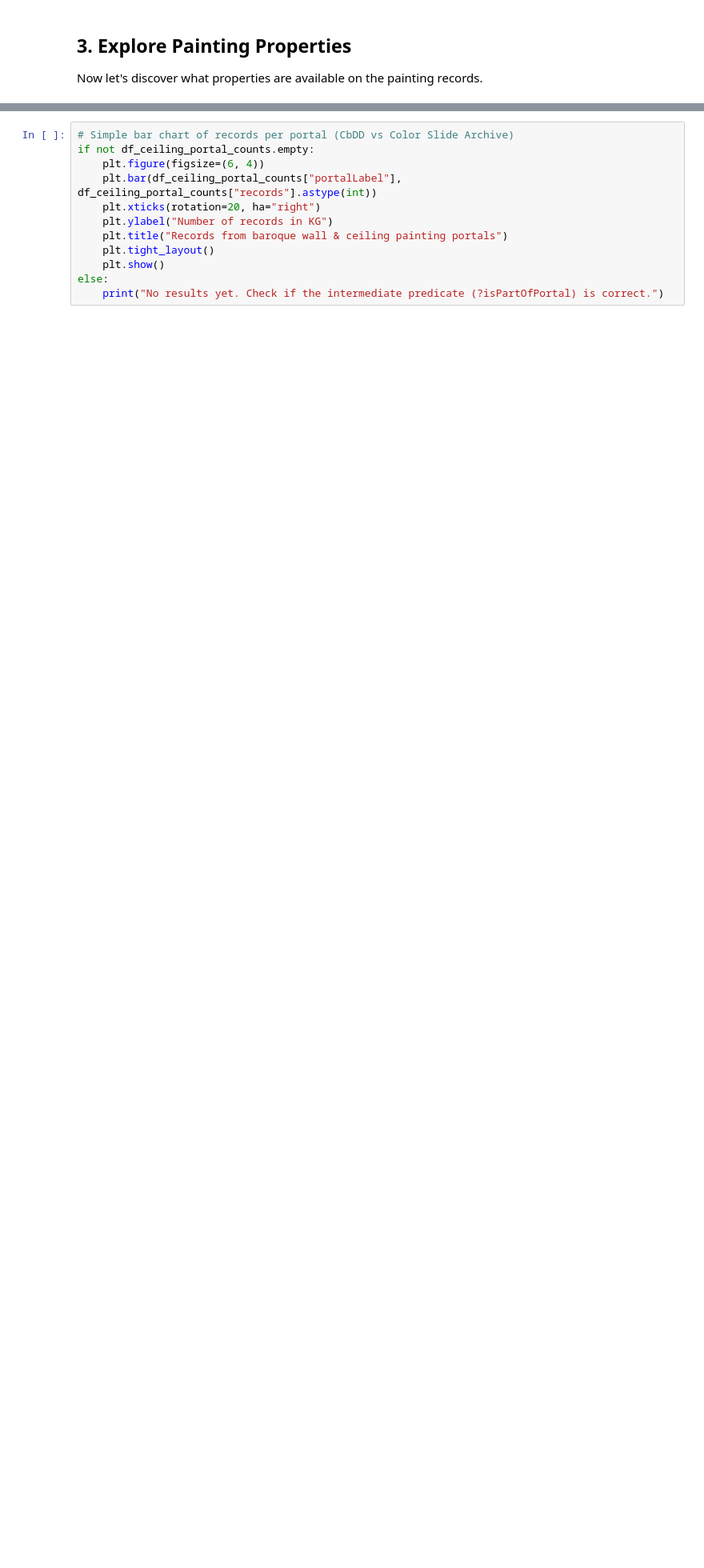
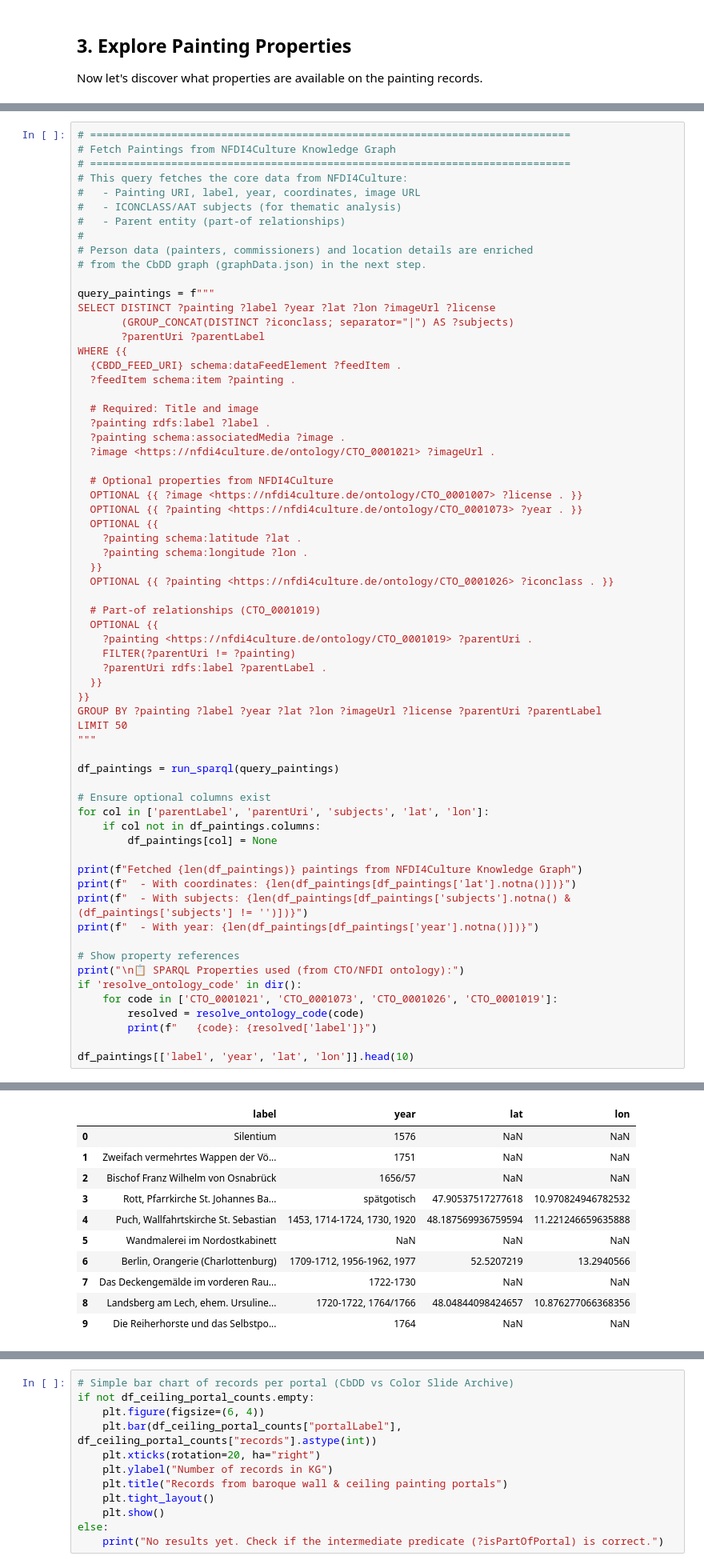
Before and after one commit to ThanosDrossos/DataStories, a Jupyter notebook: DataStory_Baroque.ipynb, the cells around one changed output, grey strips where cells are left out. Shown at 80% size. Cells and saved outputs as stored; diff of their text form; blank space fills up the shorter version.

Commit message:
updates to work with json graph

```diff
--- a/DataStory_Baroque.ipynb
+++ b/DataStory_Baroque.ipynb
@@ -1414,0 +1776,66 @@ Testing external SPARQL endpoints...
+# %%
+# =============================================================================
+# Fetch Paintings from NFDI4Culture Knowledge Graph
+# =============================================================================
+# This query fetches the core data from NFDI4Culture:
+#   - Painting URI, label, year, coordinates, image URL
+#   - ICONCLASS/AAT subjects (for thematic analysis)
+#   - Parent entity (part-of relationships)
+#
+# Person data (painters, commissioners) and location details are enriched
+# from the CbDD graph (graphData.json) in the next step.
+
+query_paintings = f"""
+SELECT DISTINCT ?painting ?label ?year ?lat ?lon ?imageUrl ?license
+       (GROUP_CONCAT(DISTINCT ?iconclass; separator="|") AS ?subjects)
+       ?parentUri ?parentLabel
+WHERE {{
+  {CBDD_FEED_URI} schema:dataFeedElement ?feedItem .
+  ?feedItem schema:item ?painting .
+
+  # Required: Title and image
+  ?painting rdfs:label ?label .
+  ?painting schema:associatedMedia ?image .
+  ?image <https://nfdi4culture.de/ontology/CTO_0001021> ?imageUrl .
+
+  # Optional properties from NFDI4Culture
+  OPTIONAL {{ ?image <https://nfdi4culture.de/ontology/CTO_0001007> ?license . }}
+  OPTIONAL {{ ?painting <https://nfdi4culture.de/ontology/CTO_0001073> ?year . }}
+  OPTIONAL {{
+    ?painting schema:latitude ?lat .
+    ?painting schema:longitude ?lon .
+  }}
+  OPTIONAL {{ ?painting <https://nfdi4culture.de/ontology/CTO_0001026> ?iconclass . }}
+
+  # Part-of relationships (CTO_0001019)
+  OPTIONAL {{
+    ?painting <https://nfdi4culture.de/ontology/CTO_0001019> ?parentUri .
+    FILTER(?parentUri != ?painting)
+    ?parentUri rdfs:label ?parentLabel .
+  }}
+}}
+GROUP BY ?painting ?label ?year ?lat ?lon ?imageUrl ?license ?parentUri ?parentLabel
+LIMIT 50
+"""
+
+df_paintings = run_sparql(query_paintings)
+
+# Ensure optional columns exist
+for col in ['parentLabel', 'parentUri', 'subjects', 'lat', 'lon']:
+    if col not in df_paintings.columns:
+        df_paintings[col] = None
+
+print(f"Fetched {len(df_paintings)} paintings from NFDI4Culture Knowledge Graph")
+print(f"  - With coordinates: {len(df_paintings[df_paintings['lat'].notna()])}")
+print(f"  - With subjects: {len(df_paintings[df_paintings['subjects'].notna() & (df_paintings['subjects'] != '')])}")
+print(f"  - With year: {len(df_paintings[df_paintings['year'].notna()])}")
+
+# Show property references
+print("\n📋 SPARQL Properties used (from CTO/NFDI ontology):")
+if 'resolve_ontology_code' in dir():
+    for code in ['CTO_0001021', 'CTO_0001073', 'CTO_0001026', 'CTO_0001019']:
+        resolved = resolve_ontology_code(code)
+        print(f"   {code}: {resolved['label']}")
+
+df_paintings[['label', 'year', 'lat', 'lon']].head(10)
+# %% [output]
@@ -1414,0 +1852,11 @@ Testing external SPARQL endpoints...
+|  | label | year | lat | lon |
+| 0 | Silentium | 1576 | NaN | NaN |
+| 1 | Zweifach vermehrtes Wappen der Vö... | 1751 | NaN | NaN |
+| 2 | Bischof Franz Wilhelm von Osnabrück | 1656/57 | NaN | NaN |
+| 3 | Rott, Pfarrkirche St. Johannes Ba... | spätgotisch | 47.90537517277618 | 10.970824946782532 |
+| 4 | Puch, Wallfahrtskirche St. Sebastian | 1453, 1714-1724, 1730, 1920 | 48.187569936759594 | 11.221246659635888 |
+| 5 | Wandmalerei im Nordostkabinett | NaN | NaN | NaN |
+| 6 | Berlin, Orangerie (Charlottenburg) | 1709-1712, 1956-1962, 1977 | 52.5207219 | 13.2940566 |
+| 7 | Das Deckengemälde im vorderen Rau... | 1722-1730 | NaN | NaN |
+| 8 | Landsberg am Lech, ehem. Ursuline... | 1720-1722, 1764/1766 | 48.04844098424657 | 10.876277066368356 |
+| 9 | Die Reiherhorste und das Selbstpo... | 1764 | NaN | NaN |
```
Also changed, not shown: parts of 24 cells of this notebook.
